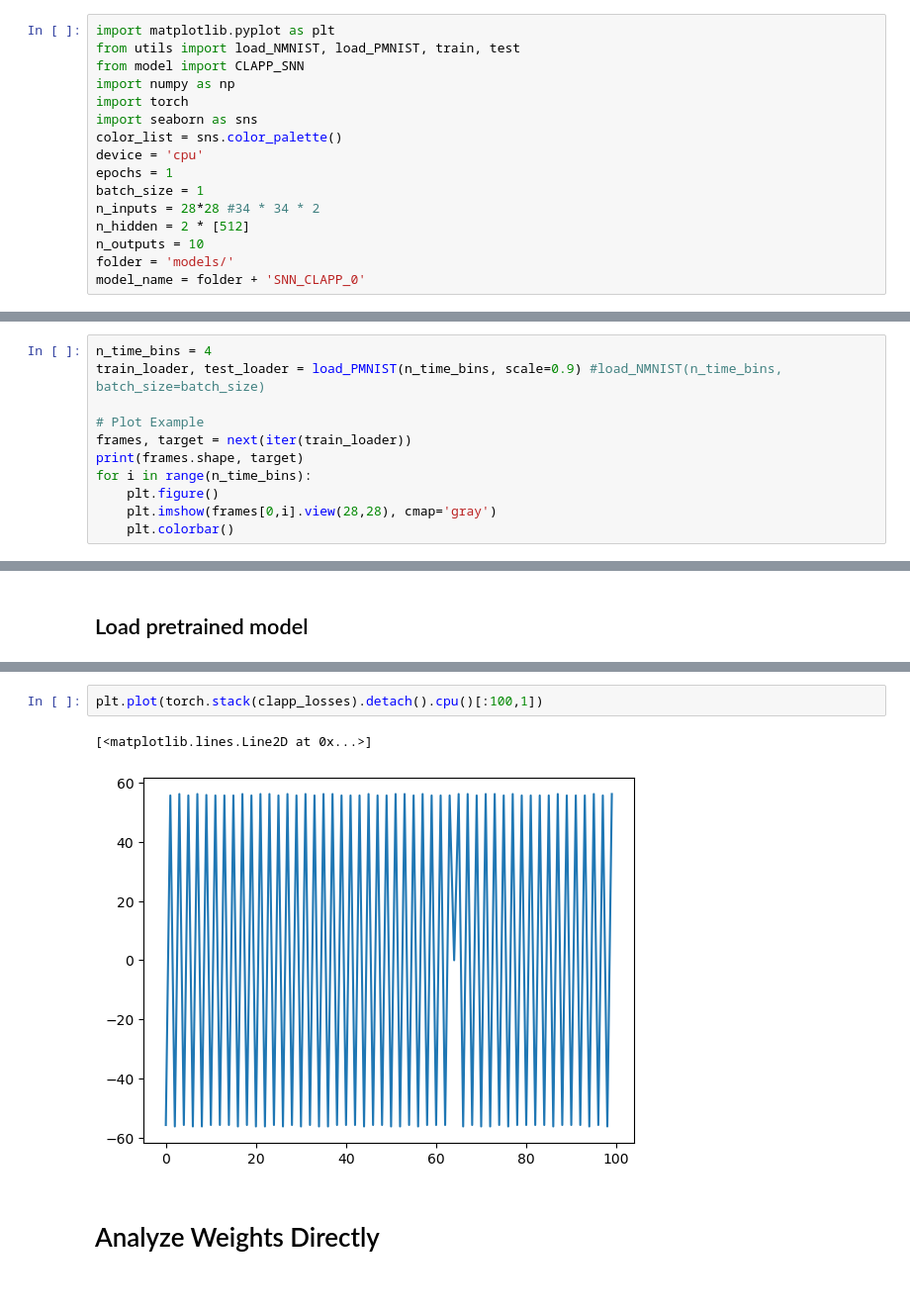
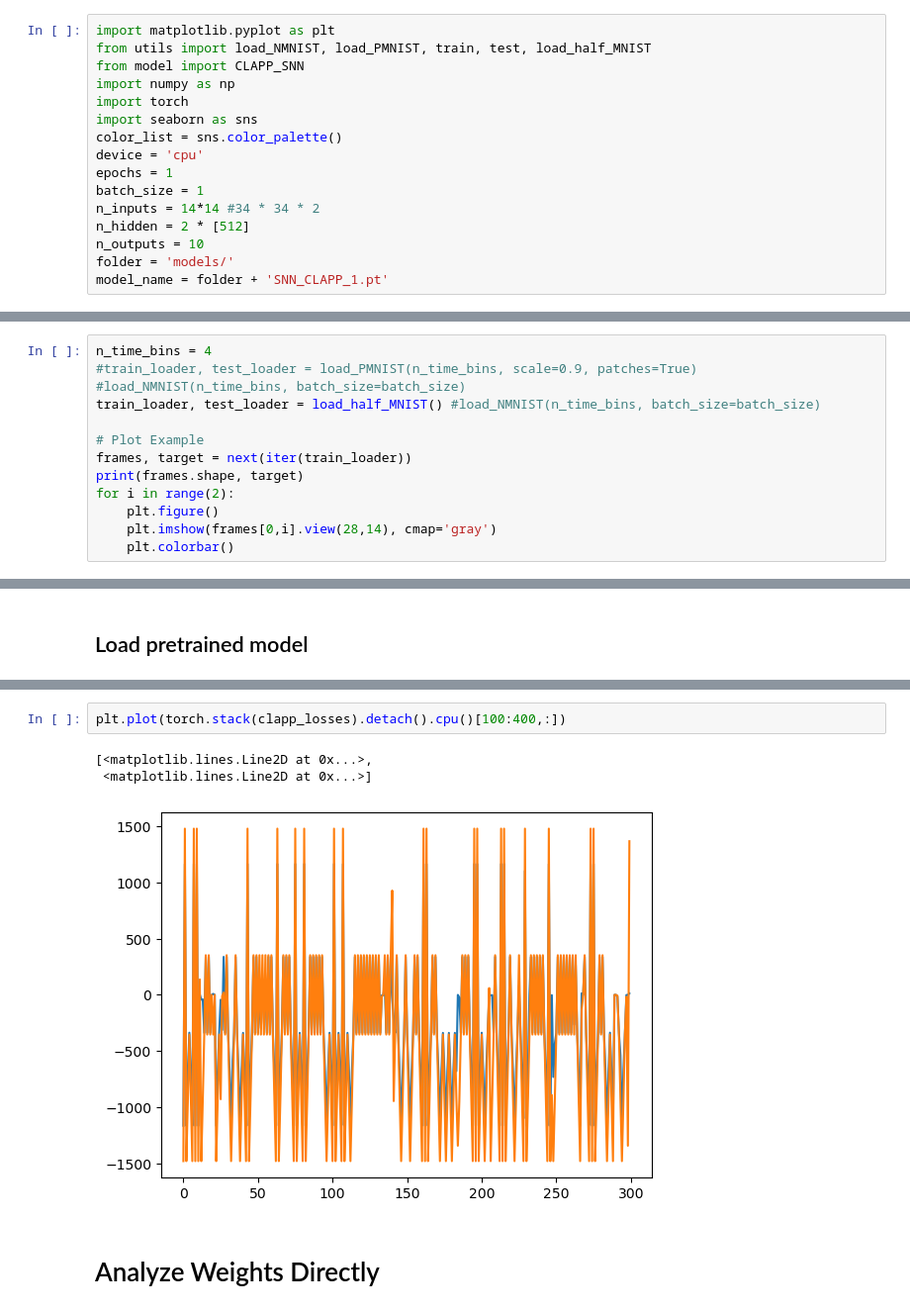
Before and after one commit to largraf/EchoSpike, a Jupyter notebook: analyze.ipynb, the cells around one changed output, grey strips where cells are left out. Shown at 99% size. Drawn from its saved outputs; the diff is of its cells as text.

```diff
--- a/analyze.ipynb
+++ b/analyze.ipynb
@@ -2,7 +2,7 @@
 # SNN-CLAPP
 # %%
 import matplotlib.pyplot as plt
-from utils import load_NMNIST, load_PMNIST, train, test
+from utils import load_NMNIST, load_PMNIST, train, test, load_half_MNIST
 from model import CLAPP_SNN
 import numpy as np
 import torch
@@ -11,23 +11,24 @@ color_list = sns.color_palette()
 device = 'cpu'
 epochs = 1
 batch_size = 1
-n_inputs = 28*28 #34 * 34 * 2
+n_inputs = 14*14 #34 * 34 * 2
 n_hidden = 2 * [512]
 n_outputs = 10
 folder = 'models/'
-model_name = folder + 'SNN_CLAPP_0'
+model_name = folder + 'SNN_CLAPP_1.pt'
 # %% [markdown]
 ## Dataset
 N-MNIST
 # %%
 n_time_bins = 4
-train_loader, test_loader = load_PMNIST(n_time_bins, scale=0.9) #load_NMNIST(n_time_bins, batch_size=batch_size)
+#train_loader, test_loader = load_PMNIST(n_time_bins, scale=0.9, patches=True) #load_NMNIST(n_time_bins, batch_size=batch_size)
+train_loader, test_loader = load_half_MNIST() #load_NMNIST(n_time_bins, batch_size=batch_size)
 
 # Plot Example
 frames, target = next(iter(train_loader))
 print(frames.shape, target)
-for i in range(n_time_bins):
+for i in range(2):
     plt.figure()
-    plt.imshow(frames[0,i].view(28,28), cmap='gray')
+    plt.imshow(frames[0,i].view(28,14), cmap='gray')
     plt.colorbar()
 # %% [output]
@@ -56,8 +56,9 @@ Mean Loss: tensor(3.5932)
 # %%
-plt.plot(torch.stack(clapp_losses).detach().cpu()[:100,1])
+plt.plot(torch.stack(clapp_losses).detach().cpu()[100:400,:])
 # %% [output]
-[<matplotlib.lines.Line2D at 0x...>]
+[<matplotlib.lines.Line2D at 0x...>,
+ <matplotlib.lines.Line2D at 0x...>]
-[figure, old version]
+[figure, new version]
 # %% [markdown]
 # Analyze Weights Directly
 # %%
```
Also changed, not shown: parts of 7 cells of this notebook, 4 other files.
